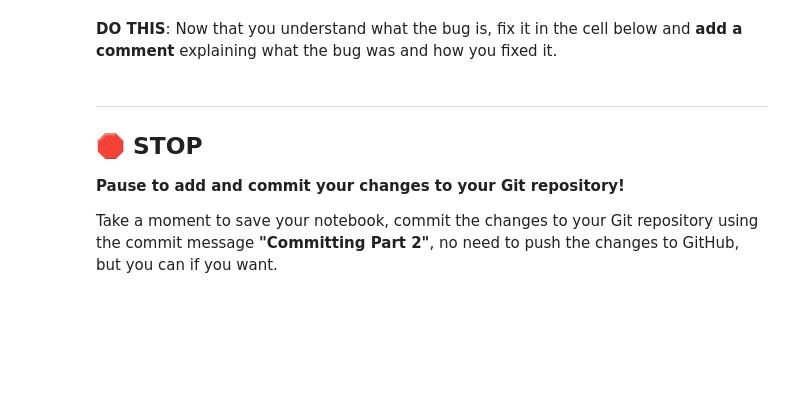
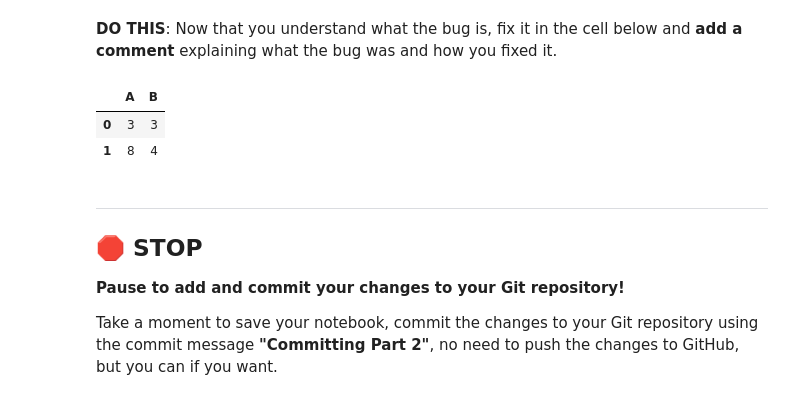
Before and after one commit to arshwasnik/cmse202-s26-turnin, a Jupyter notebook: hw-01/HW-01_GitPracticeDebuggingPythonPackagesAndClasses-STUDENT.ipynb, the cells around one changed output. Cells and saved outputs as stored; diff of their text form; code cells hidden in the pictures; blank space fills up the shorter version.

```diff
--- a/hw-01/HW-01_GitPracticeDebuggingPythonPackagesAndClasses-STUDENT.ipynb
+++ b/hw-01/HW-01_GitPracticeDebuggingPythonPackagesAndClasses-STUDENT.ipynb
@@ -274,3 +323,13 @@ If you need to write any code to explore the nature of the bug, please do so in
+# %%
+fixed_df = pd.DataFrame({'A': [1, 2], 'B': [3, 4]})
+
+fixed_df["A"] = fixed_df["A"]*fixed_df["B"]
+
+fixed_df
+# %% [output]
+|  | A | B |
+| 0 | 3 | 3 |
+| 1 | 8 | 4 |
 # %% [markdown]
 ---
 ## &#128721; STOP
```
Also changed, not shown: parts of 18 cells of this notebook.
